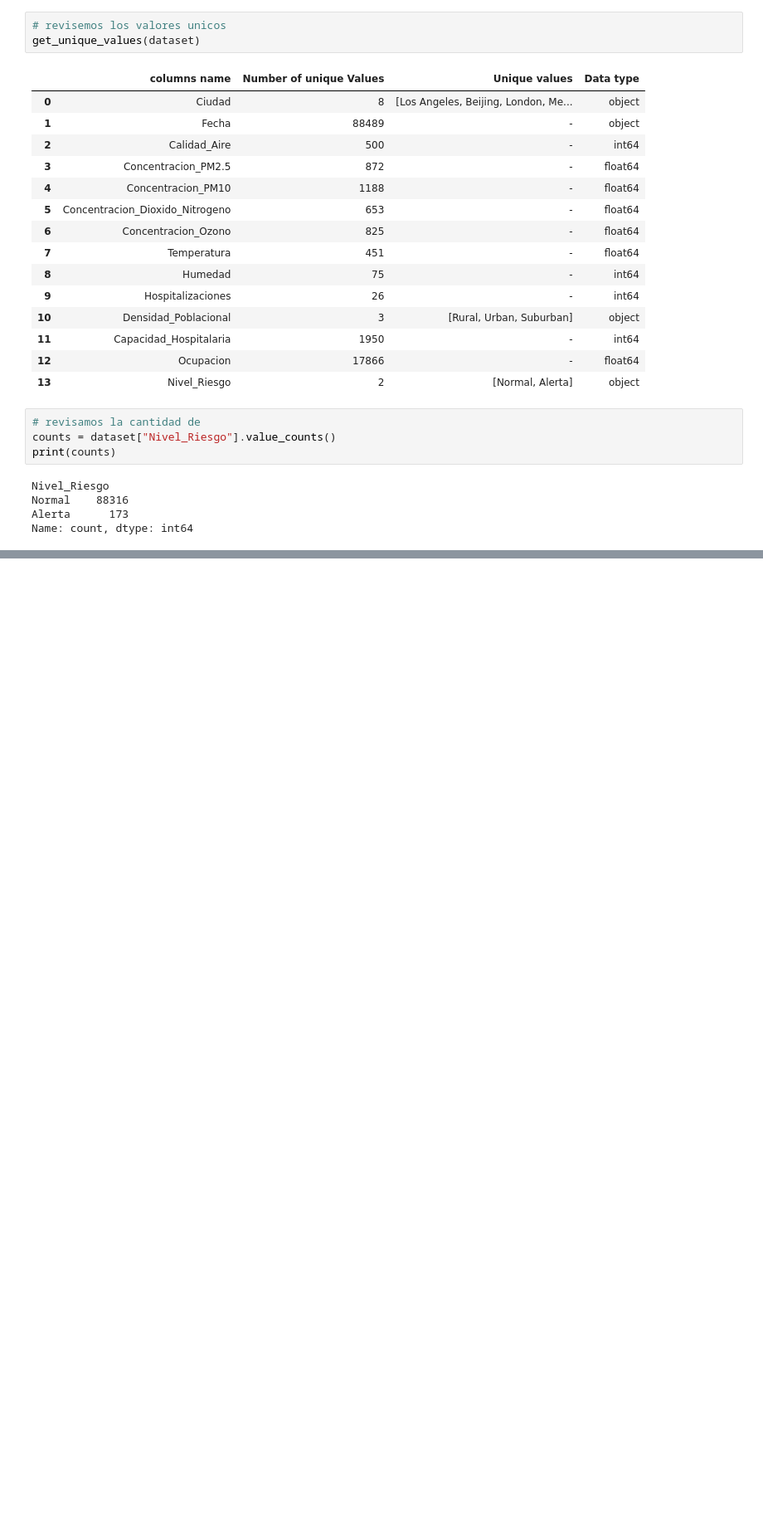
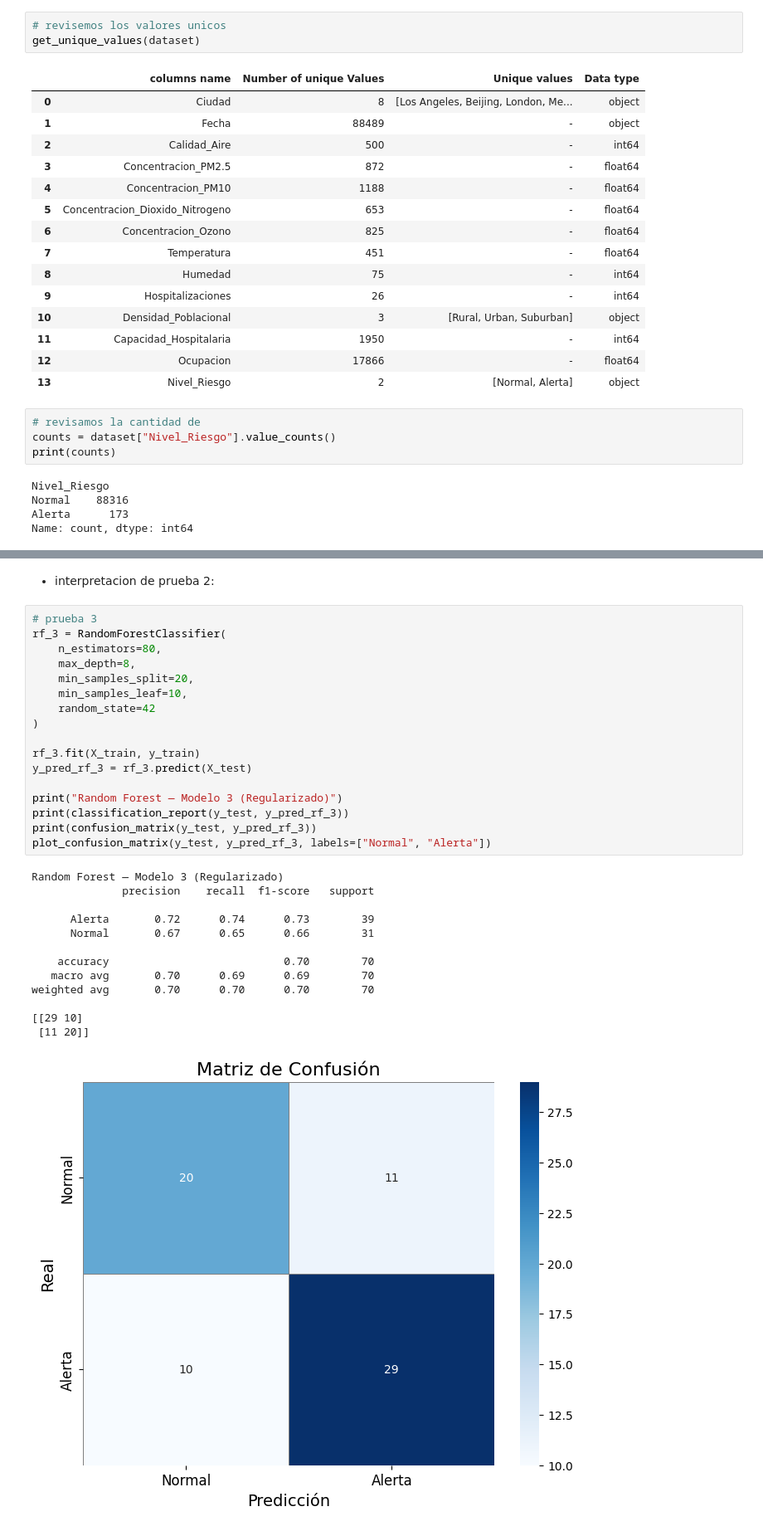
Before and after one commit to AlejandroAvila43/MineriaDeDatos, a Jupyter notebook: Air quality/AirQuality.ipynb, the cells around one changed output, grey strips where cells are left out. Shown at 83% size. Cells and saved outputs as stored; diff of their text form; blank space fills up the shorter version.

```diff
--- a/Air quality/AirQuality.ipynb
+++ b/Air quality/AirQuality.ipynb
@@ -440,0 +558,33 @@ Como bien sabemosel radom forest sirve para hacer clasificasiones a base de arbo
+# %% [markdown]
+- interpretacion de prueba 2:
+# %%
+# prueba 3
+rf_3 = RandomForestClassifier(
+    n_estimators=80,
+    max_depth=8,
+    min_samples_split=20,
+    min_samples_leaf=10,
+    random_state=42
+)
+
+rf_3.fit(X_train, y_train)
+y_pred_rf_3 = rf_3.predict(X_test)
+
+print("Random Forest — Modelo 3 (Regularizado)")
+print(classification_report(y_test, y_pred_rf_3))
+print(confusion_matrix(y_test, y_pred_rf_3))
+plot_confusion_matrix(y_test, y_pred_rf_3, labels=["Normal", "Alerta"])
+# %% [output]
+Random Forest — Modelo 3 (Regularizado)
+              precision    recall  f1-score   support
+
+      Alerta       0.72      0.74      0.73        39
+      Normal       0.67      0.65      0.66        31
+
+    accuracy                           0.70        70
+   macro avg       0.70      0.69      0.69        70
+weighted avg       0.70      0.70      0.70        70
+
+[[29 10]
+ [11 20]]
+[figure, added]
```
Also changed, not shown: parts of 10 cells of this notebook.
